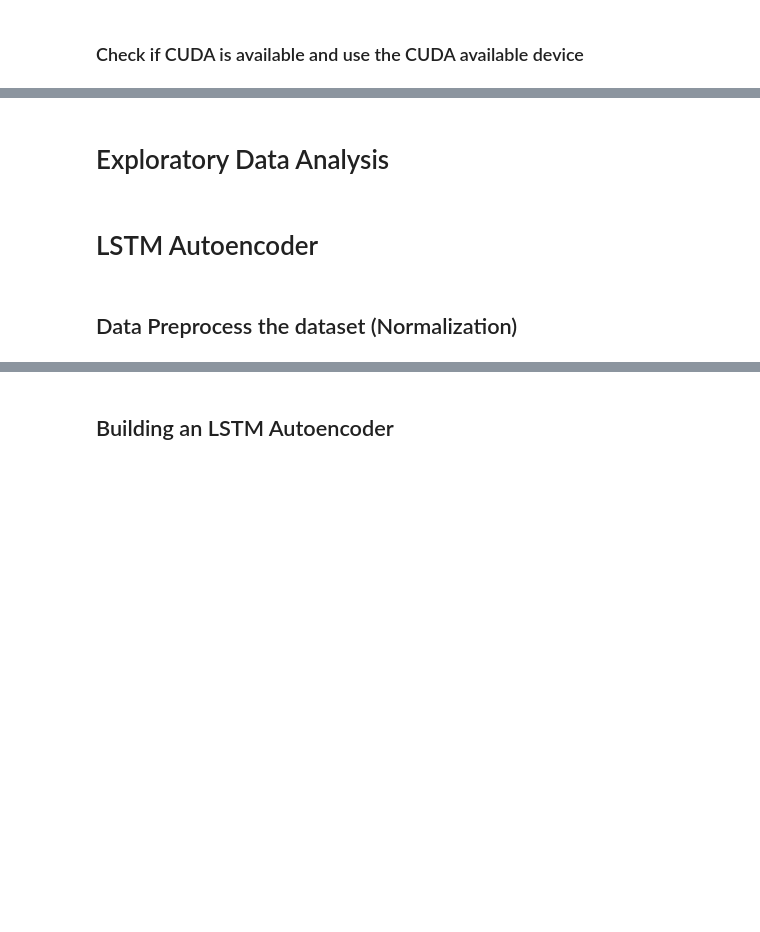
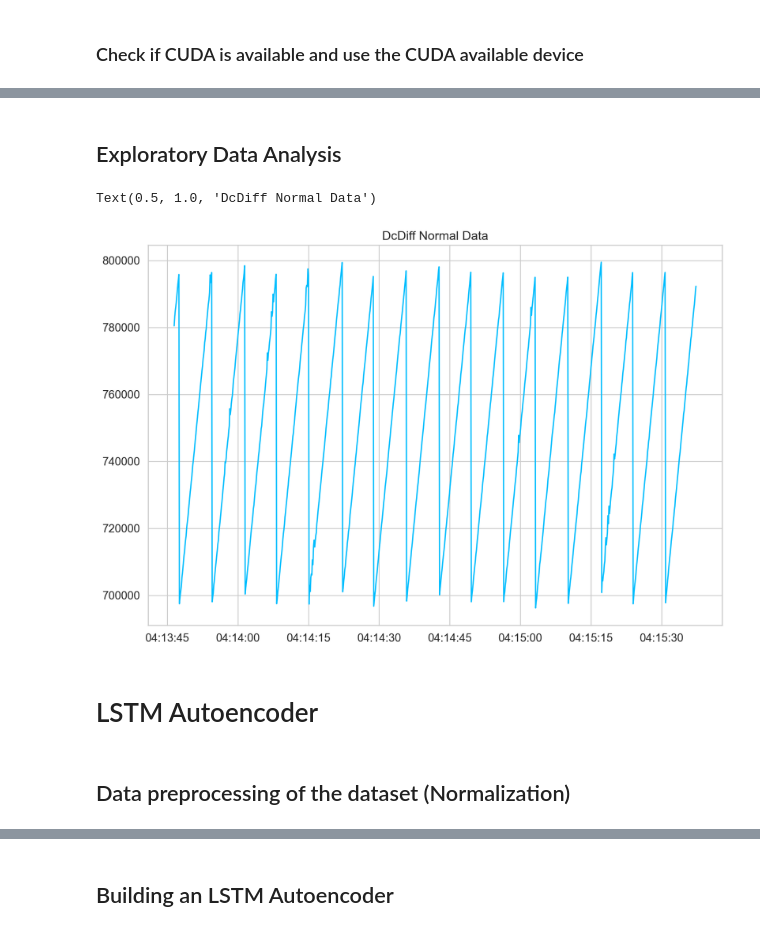
Before and after one commit to kyoungje/WMXAnomalyDetection, a Jupyter notebook: DcDiff_anomaly_detection.ipynb, the cells around one changed output, grey strips where cells are left out. Drawn from its saved outputs; the diff is of its cells as text; code cells hidden in the pictures; blank space fills up the shorter version.

```diff
--- a/DcDiff_anomaly_detection.ipynb
+++ b/DcDiff_anomaly_detection.ipynb
@@ -89,14 +110,18 @@ device = torch.device("cuda" if torch.cuda.is_available() else "cpu")
 # %% [markdown]
-# Exploratory Data Analysis
+## Exploratory Data Analysis
 # %%
 # Plot the current the first 1000 values of downloaded dataframe
 hg_df['Timestamp'] = pd.to_datetime(hg_df['Timestamp'])
 
 plt.plot(hg_df['Timestamp'].head(1000), hg_df['DcDiffAvg'].head(1000))
+plt.title('DcDiff Normal Data')
+# %% [output]
+Text(0.5, 1.0, 'DcDiff Normal Data')
+[figure, added]
 # %% [markdown]
 # LSTM Autoencoder
 # %% [markdown]
-## Data Preprocess the dataset (Normalization)
+## Data preprocessing of the dataset (Normalization)
 # %%
 from copy import deepcopy as dc
 
```
Also changed, not shown: parts of 32 cells of this notebook.
